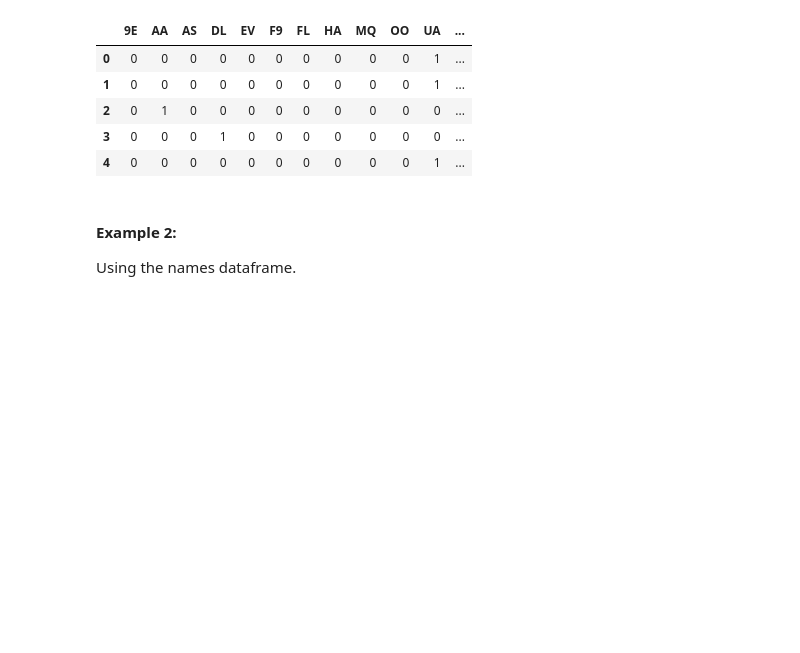
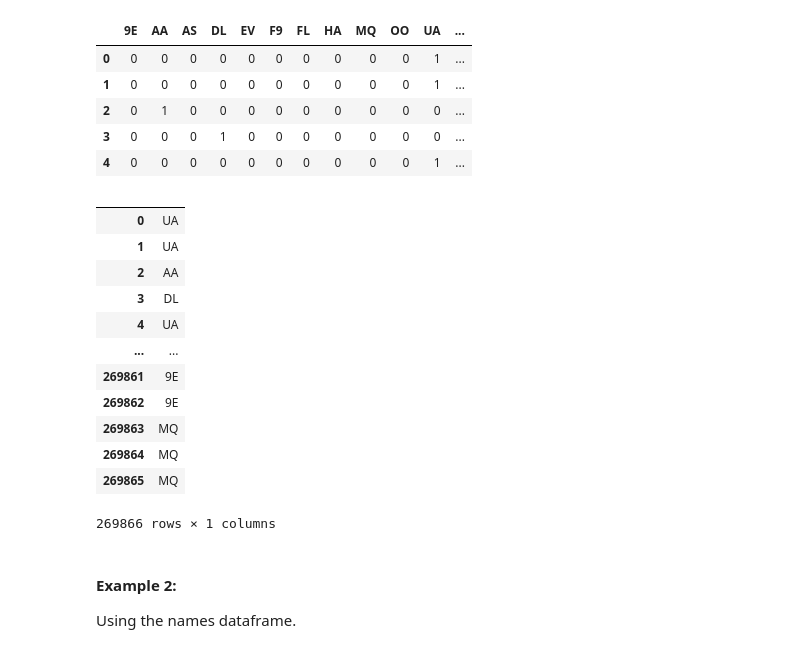
Before and after one commit to fgonzaleumbc/DATA601, a Jupyter notebook: Lecture06/16_Pandas_Data_Analysis_and_Transformation.ipynb, the cells around one changed output. Drawn from its saved outputs; the diff is of its cells as text; code cells hidden in the pictures; blank space fills up the shorter version.

```diff
--- a/Lecture06/16_Pandas_Data_Analysis_and_Transformation.ipynb
+++ b/Lecture06/16_Pandas_Data_Analysis_and_Transformation.ipynb
@@ -618,8 +619,21 @@ df_flights_carrier_dummy.head()
 | 3 | 0 | 0 | 0 | 1 | 0 | 0 | 0 | 0 | 0 | 0 | 0 | ... |
 | 4 | 0 | 0 | 0 | 0 | 0 | 0 | 0 | 0 | 0 | 0 | 1 | ... |
 # %%
-#pd.from_dummies(df_flights_carrier_dummy) # Converts back to categorical.
-# Seems my pandas version does not have the function.
+pd.from_dummies(df_flights_carrier_dummy) # Converts back to categorical.
+# %% [output]
+|  |  |
+| 0 | UA |
+| 1 | UA |
+| 2 | AA |
+| 3 | DL |
+| 4 | UA |
+| ... | ... |
+| 269861 | 9E |
+| 269862 | 9E |
+| 269863 | MQ |
+| 269864 | MQ |
+| 269865 | MQ |
+269866 rows × 1 columns
 # %% [markdown]
 #### Example 2:
 Using the names dataframe.
```
Also changed, not shown: parts of 8 cells of this notebook, 1 other file.
